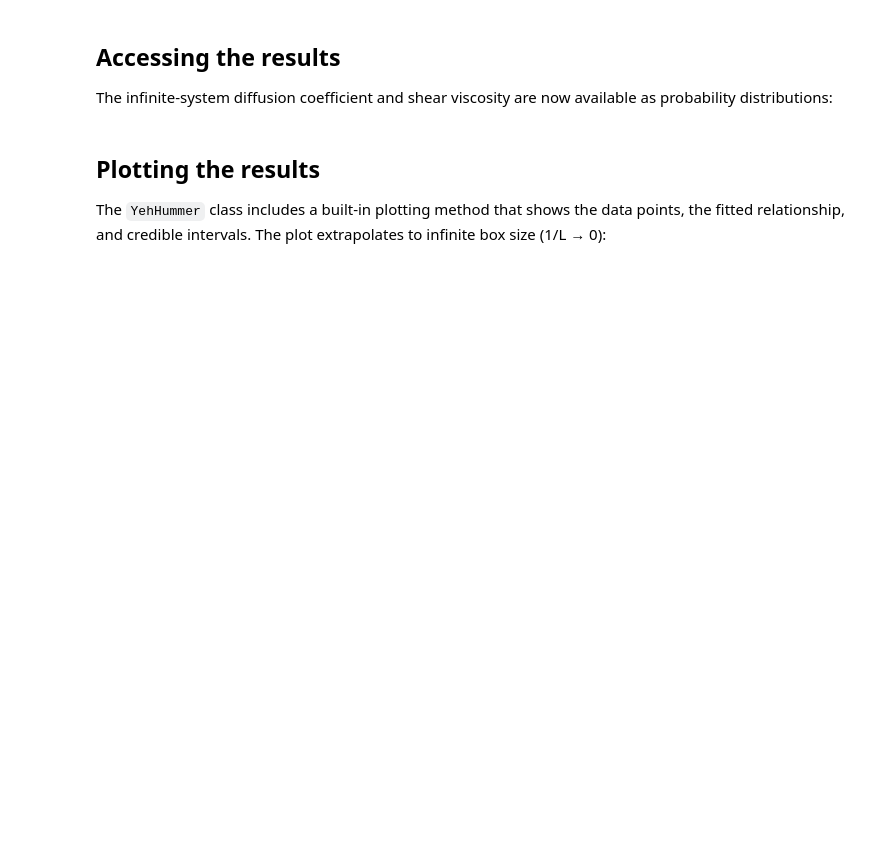
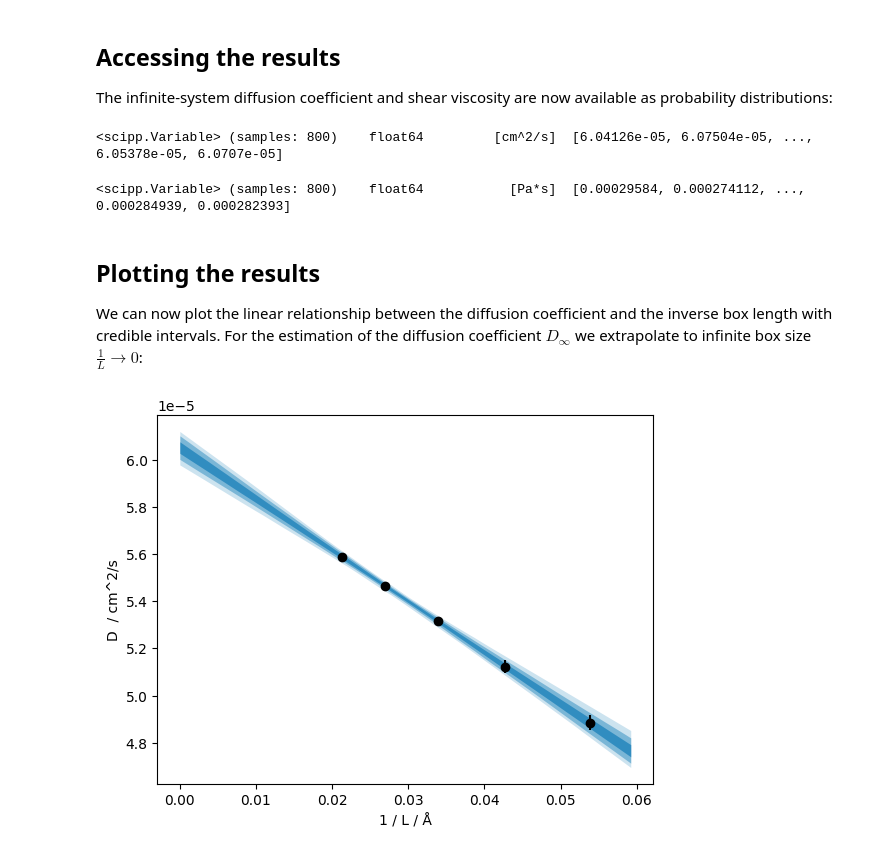
Before and after one commit to nanami233333/kinisi, a Jupyter notebook: docs/source/yeh_hummer.ipynb, the cells around one changed output. Cells and saved outputs as stored; diff of their text form; code cells hidden in the pictures; blank space fills up the shorter version.

```diff
--- a/docs/source/yeh_hummer.ipynb
+++ b/docs/source/yeh_hummer.ipynb
@@ -44,7 +51,7 @@ td
 With our data prepared, we can now create a `YehHummer` object. The temperature is required for the viscosity calculation. You can optionally provide bounds for the fitting parameters.
 # %%
 # Create YehHummer object with temperature 298 K
-yh = YehHummer(td, temperature=298)
+yh = YehHummer(td, temperature=sc.scalar(value=298, unit='K'))
 # %% [markdown]
 ## MCMC sampling for uncertainty estimation
 
@@ -67,15 +76,60 @@ plt.show()
 The infinite-system diffusion coefficient and shear viscosity are now available as probability distributions:
 # %%
 yh.D_infinite
+# %% [output]
+<scipp.Variable> (samples: 800)    float64         [cm^2/s]  [6.04126e-05, 6.07504e-05, ..., 6.05378e-05, 6.0707e-05]
 # %%
 yh.shear_viscosity
+# %% [output]
+<scipp.Variable> (samples: 800)    float64           [Pa*s]  [0.00029584, 0.000274112, ..., 0.000284939, 0.000282393]
 # %% [markdown]
 ## Plotting the results
 
-The `YehHummer` class includes a built-in plotting method that shows the data points, the fitted relationship, and credible intervals. The plot extrapolates to infinite box size (1/L → 0):
+We can now plot the linear relationship between the diffusion coefficient and the inverse box length with credible intervals.
+For the estimation of the diffusion coefficient $D_\infty$ we extrapolate to infinite box size $\frac{1}{L} \to 0$:
 # %%
-yh.plot()
+fig, ax = plt.subplots()
+
+credible_intervals = [[16, 84], [2.5, 97.5], [0.15, 99.85]]
+alpha = [0.6, 0.4, 0.2]
+
+inv_L_data = 1 / yh.box_lengths.values
+max_inv_L = np.max(inv_L_data)
+inv_L_extended = np.linspace(0, max_inv_L * 1.1, 50)
+
+ax.errorbar(
+    inv_L_data,
+    yh.diffusion.values,
+    np.sqrt(yh.diffusion.variances),
+    marker='o',
+    ls='',
+    color='k',
+    zorder=10,
+)
+
+D_0_samples = yh.data_group['D_0'].values
+eta_samples = yh.data_group['viscosity'].values
+n_samples = len(D_0_samples)
+predictions_extended = np.zeros((len(inv_L_extended), n_samples))
+
+for i in range(len(yh.data_group['D_0'])):
+    slope = yh.viscosity_to_slope(eta_samples[i] * yh.parameter_units[1])
+    predictions_extended[:, i] = yh.yeh_hummer_linear(inv_L_extended, D_0_samples[i], slope)
+
+for i, ci in enumerate(credible_intervals):
+    ax.fill_between(
+        inv_L_extended,
+        *np.percentile(predictions_extended, ci, axis=1),
+        alpha=alpha[i],
+        color='#0173B2',
+        lw=0,
+    )
+
+ax.set_xlabel(f'1 / L / {yh.box_lengths.unit}')
+ax.set_ylabel(f'D  / {yh.diffusion.unit}')
 plt.show()
+# %% [output]
+[figure, added]
 # %% [markdown]
 ## Understanding the results
 
```
Also changed, not shown: parts of 3 cells of this notebook, 2 other files.
